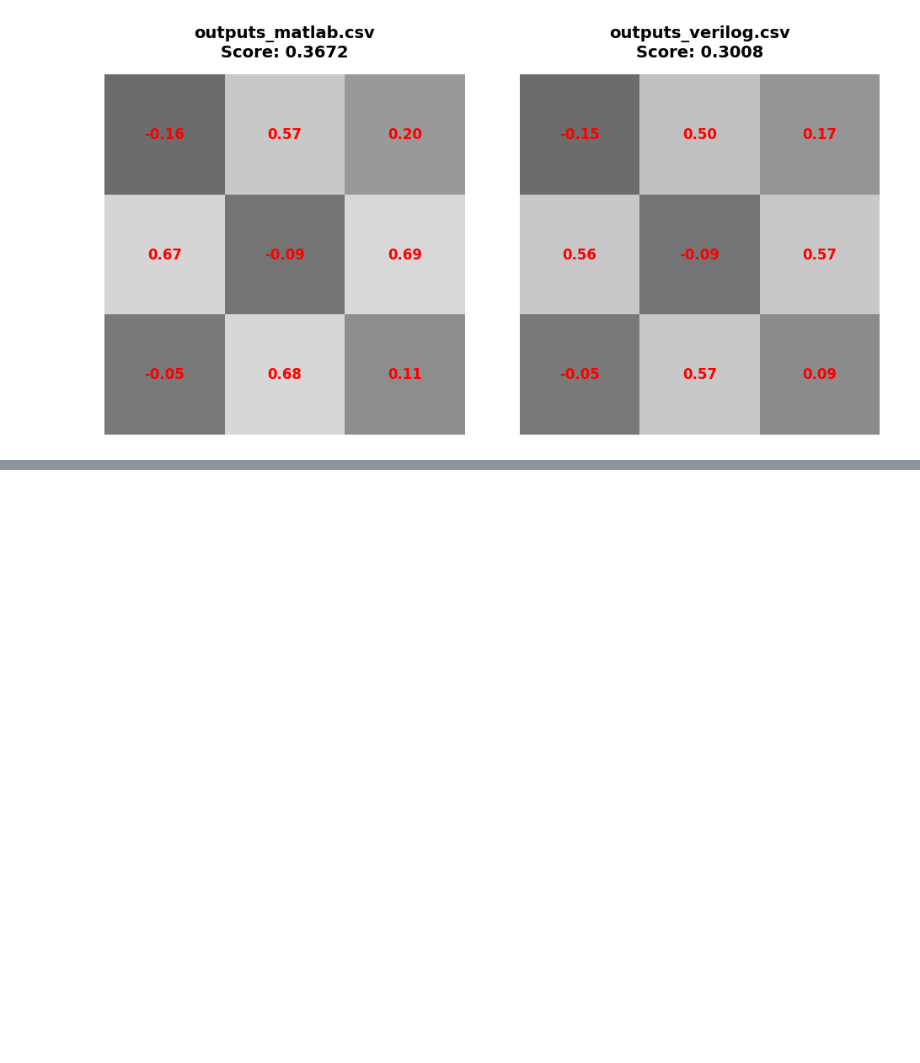
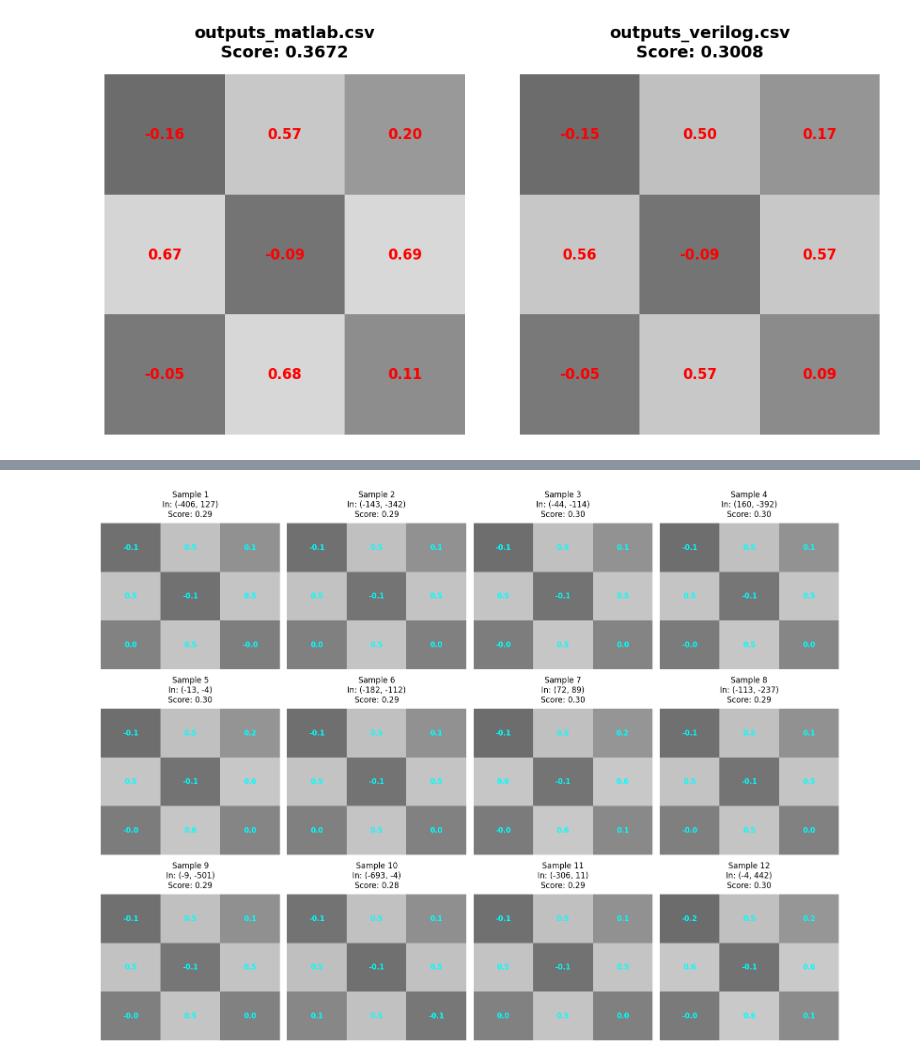
Before and after one commit to goldwinsonick/BeGANnersLuck-FI-GAN, a Jupyter notebook: SimpleGAN/verilog/SimpleGAN.ipynb, the cells around one changed output, grey strips where cells are left out. Drawn from its saved outputs; the diff is of its cells as text; code cells hidden in the pictures; blank space fills up the shorter version.

Commit message:
feat: added bulk input/output testbench

```diff
--- a/SimpleGAN/verilog/SimpleGAN.ipynb
+++ b/SimpleGAN/verilog/SimpleGAN.ipynb
@@ -65,0 +107,68 @@ visualize_output([
+# %%
+import pandas as pd
+import matplotlib.pyplot as plt
+import seaborn as sns
+
+def visualize_batch_with_inputs(input_path, output_path):
+    """
+    Visualizes batch results with input noise values.
+    Args:
+        input_path: Path to inputs2.csv (Space separated, z1 z2)
+        output_path: Path to outputs2.csv (Comma separated, 9 pixels + 1 score)
+    """
+    try:
+        # 1. Load Data
+        # Inputs: Space separated
+        df_in = pd.read_csv(input_path, sep=' ', header=None, names=['z1', 'z2'])
+
+        # Outputs: Comma separated
+        df_out = pd.read_csv(output_path, sep=',', header=None)
+
+        num_samples = len(df_out)
+        cols = 4  # Number of columns in grid
+        rows = (num_samples // cols) + (1 if num_samples % cols > 0 else 0)
+
+        # Adjust figure height based on rows
+        fig, axes = plt.subplots(rows, cols, figsize=(16, 4*rows))
+        axes = axes.flatten()
+
+        for i in range(num_samples):
+            # Get Input Data (z1, z2)
+            z1 = df_in.iloc[i]['z1']
+            z2 = df_in.iloc[i]['z2']
+
+            # Get Output Data (Pixels + Score)
+            row_raw = df_out.iloc[i].values
+            float_data = row_raw / 256.0
+
+            pixels = float_data[:9].reshape(3, 3)
+            score = float_data[9]
+
+            # Plot Heatmap
+            sns.heatmap(pixels, annot=True, fmt=".1f",
+                        cmap='gray', vmin=-1, vmax=1,
+                        cbar=False, ax=axes[i],
+                        annot_kws={"size": 11, "weight": "bold", "color": "red"})
+
+            # Title with Inputs and Score
+            title_text = (f"Sample {i+1}\n"
+                          f"In: ({z1}, {z2})\n"
+                          f"Score: {score:.2f}")
+
+            axes[i].set_title(title_text, fontsize=12, pad=10)
+            axes[i].axis('off')
+
+        # Hide empty subplots
+        for j in range(i+1, len(axes)):
+            axes[j].axis('off')
+
+        plt.tight_layout()
+        plt.show()
+
+    except Exception as e:
+        print(f"Error: {e}")
+
+# Usage
+visualize_batch_with_inputs('data/inputs2.csv', 'data/outputs2.csv')
+# %% [output]
+[figure, added]
```
Also changed, not shown: parts of 1 cell of this notebook, 3 other files.
